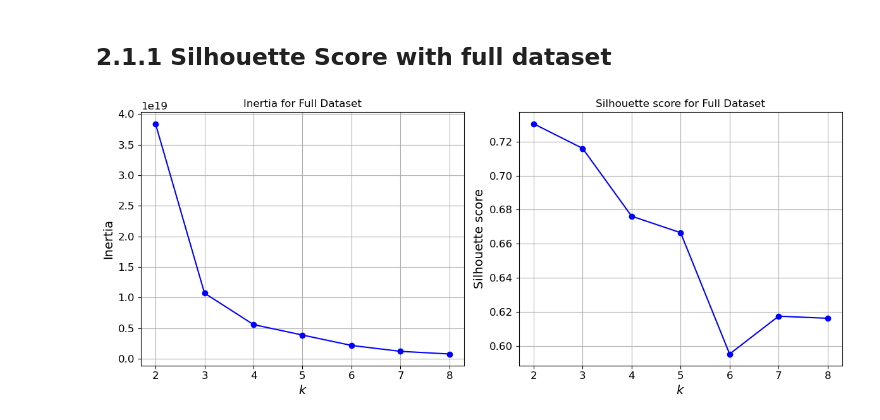
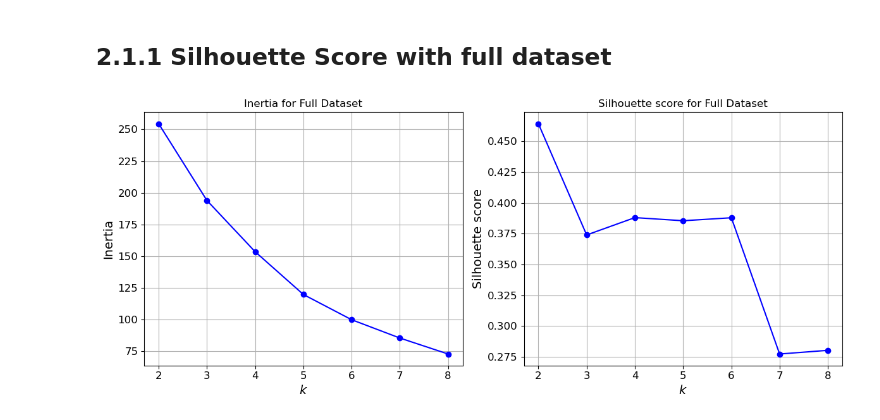
Before and after one commit to Bsubs/CITS5508_Machine_Learning, a Jupyter notebook: assignment3/assignment3_1.ipynb, the cells around one changed output. Saved outputs shown, nothing was run; the diff lists cells and outputs as text; code cells hidden in the pictures.

```diff
--- a/assignment3/assignment3_1.ipynb
+++ b/assignment3/assignment3_1.ipynb
@@ -621,12 +621,12 @@ plt.show()
 # %%
 from sklearn.cluster import KMeans
 from sklearn.metrics import silhouette_score
+from sklearn.metrics import silhouette_samples
 import warnings
 
 def plot_elbow_silhouette(airline_data, dataset_name):
-    kmeans_per_k = [KMeans(n_clusters=k, random_state=5508).fit(airline_data)
+    kmeans_per_k = [KMeans(n_clusters=k, random_state=5508, n_init=10).fit(airline_data)
                 for k in range(2, 9)]
-    warnings.filterwarnings('ignore')
 
     inertias = [model.inertia_ for model in kmeans_per_k]
 
@@ -641,7 +641,7 @@ def plot_elbow_silhouette(airline_data, dataset_name):
     axs[0].grid()
 
 
-    silhouette_scores = [silhouette_score(airline, model.labels_)
+    silhouette_scores = [silhouette_score(airline_data, model.labels_)
                          for model in kmeans_per_k]
 
     # Plot for silhouette score
@@ -656,3 +656,5 @@ def plot_elbow_silhouette(airline_data, dataset_name):
 
 
     plt.show()
+
+    return kmeans_per_k, silhouette_scores
@@ -659,8 +701,13 @@ def plot_elbow_silhouette(airline_data, dataset_name):
 # %% [markdown]
 ## 2.1.1 Silhouette Score with full dataset
 # %%
+from sklearn.preprocessing import MinMaxScaler
+
 airline_full = airline.copy()
 
-plot_elbow_silhouette(airline_full, 'Full Dataset')
+scaler = StandardScaler()
+airline_scaled = scaler.fit_transform(airline_full)
+
+kmeans_scaled, silhouette_scaled = plot_elbow_silhouette(airline_scaled, 'Full Dataset')
 # %% [output]
-[figure, old version]
+[figure, new version]
```
Also changed, not shown: parts of 33 cells of this notebook.
